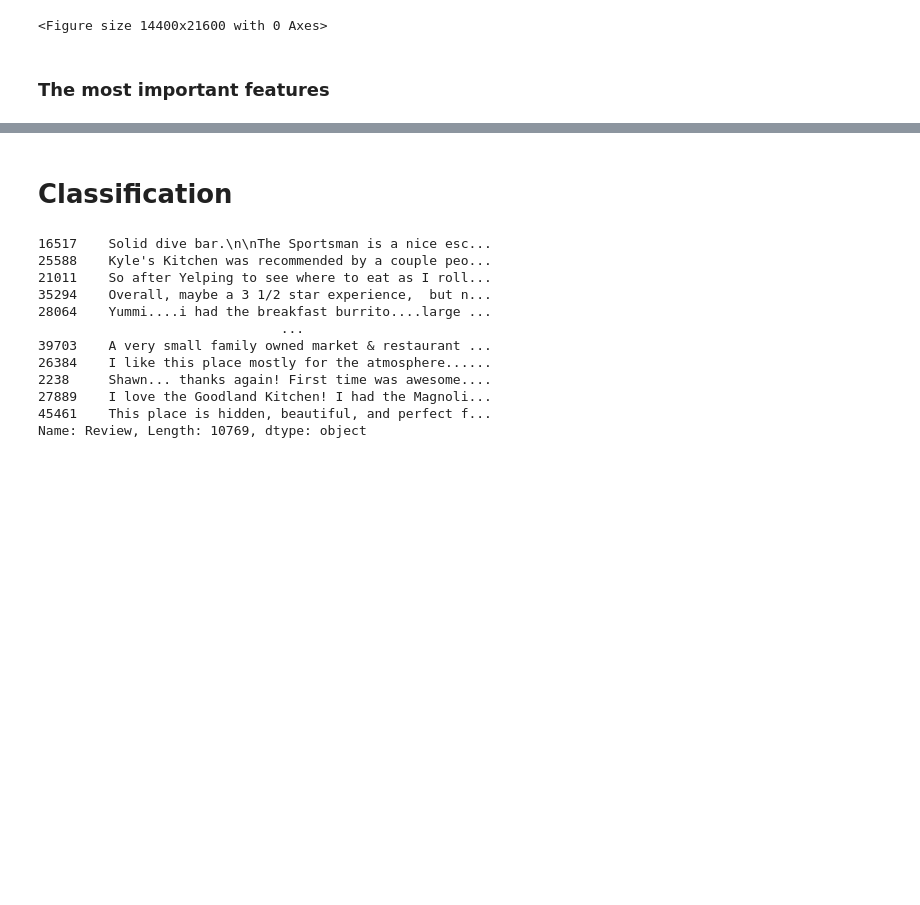
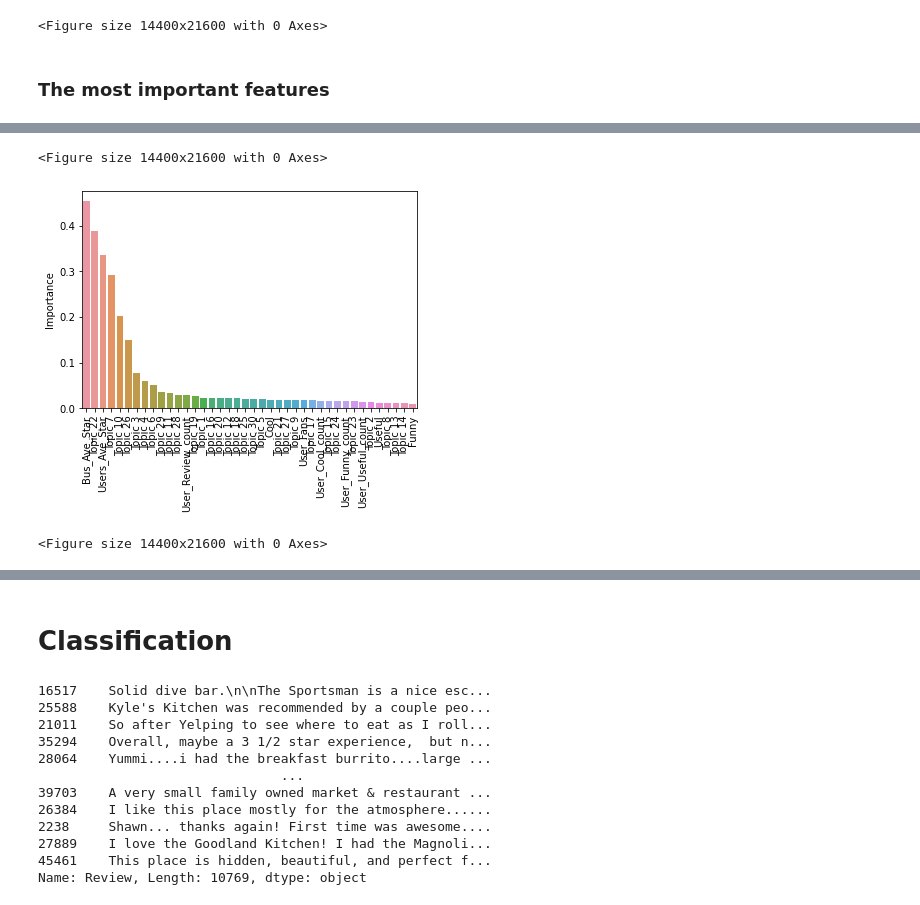
Before and after one commit to jding62/Yelp-Challenge-Project, a Jupyter notebook: 101C Project_v1.ipynb, the cells around one changed output, grey strips where cells are left out. Drawn from its saved outputs; the diff is of its cells as text; code cells hidden in the pictures; blank space fills up the shorter version.

```diff
--- a/101C Project_v1.ipynb
+++ b/101C Project_v1.ipynb
@@ -648,0 +704,2 @@ plt.figure(figsize = (200,300))
+# %%
+perm_importance = permutation_importance(rf, X_train_clean, Y_train)
@@ -648,0 +717,5 @@ plt.figure(figsize = (200,300))
+# %%
+perm_importance = pd.DataFrame(perm_importance.importances_mean)
+perm_importance.index = X_train_clean.columns
+perm_importance.columns =  ["Importance"]
+perm_importance = perm_importance.sort_values(by=['Importance'],ascending = False)
@@ -648,0 +742,8 @@ plt.figure(figsize = (200,300))
+# %%
+sns.barplot(x = perm_importance.index ,y=perm_importance.Importance)
+plt.xticks(rotation = 90)
+plt.figure(figsize = (200,300))
+# %% [output]
+<Figure size 14400x21600 with 0 Axes>
+[figure, added]
+<Figure size 14400x21600 with 0 Axes>
```
Also changed, not shown: parts of 41 cells of this notebook.
